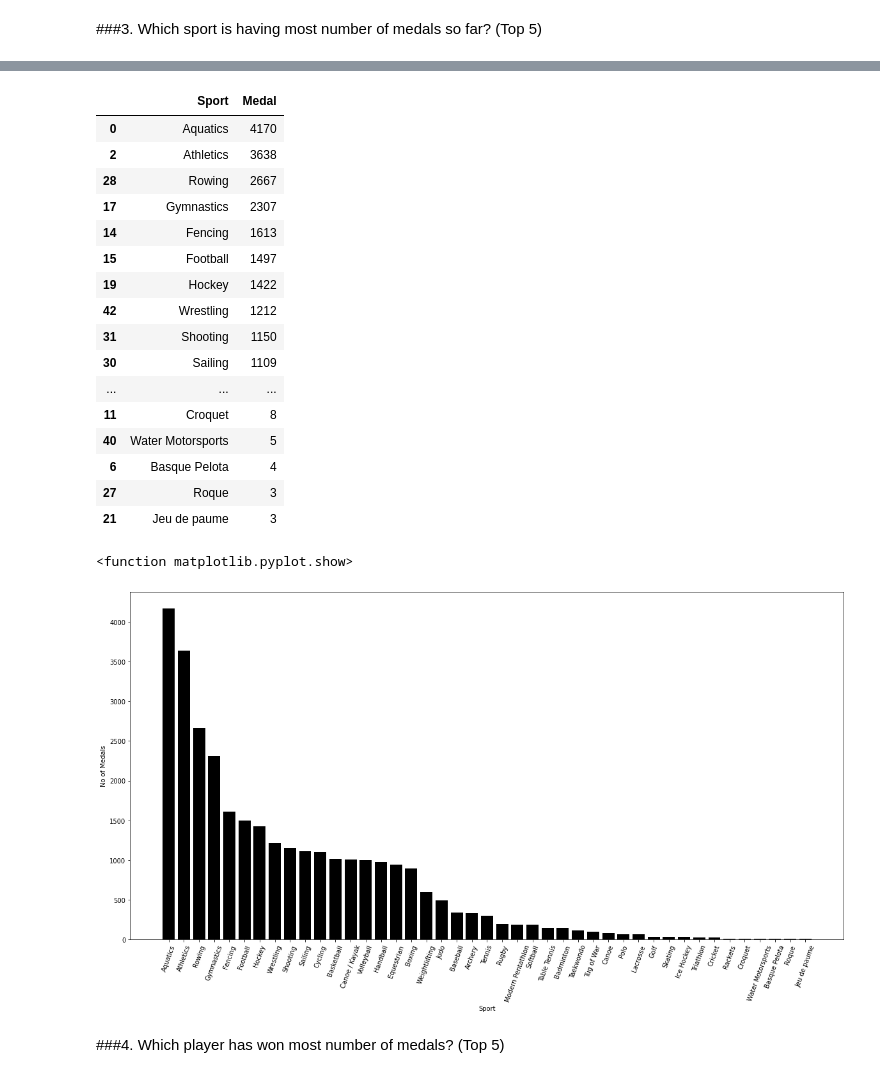
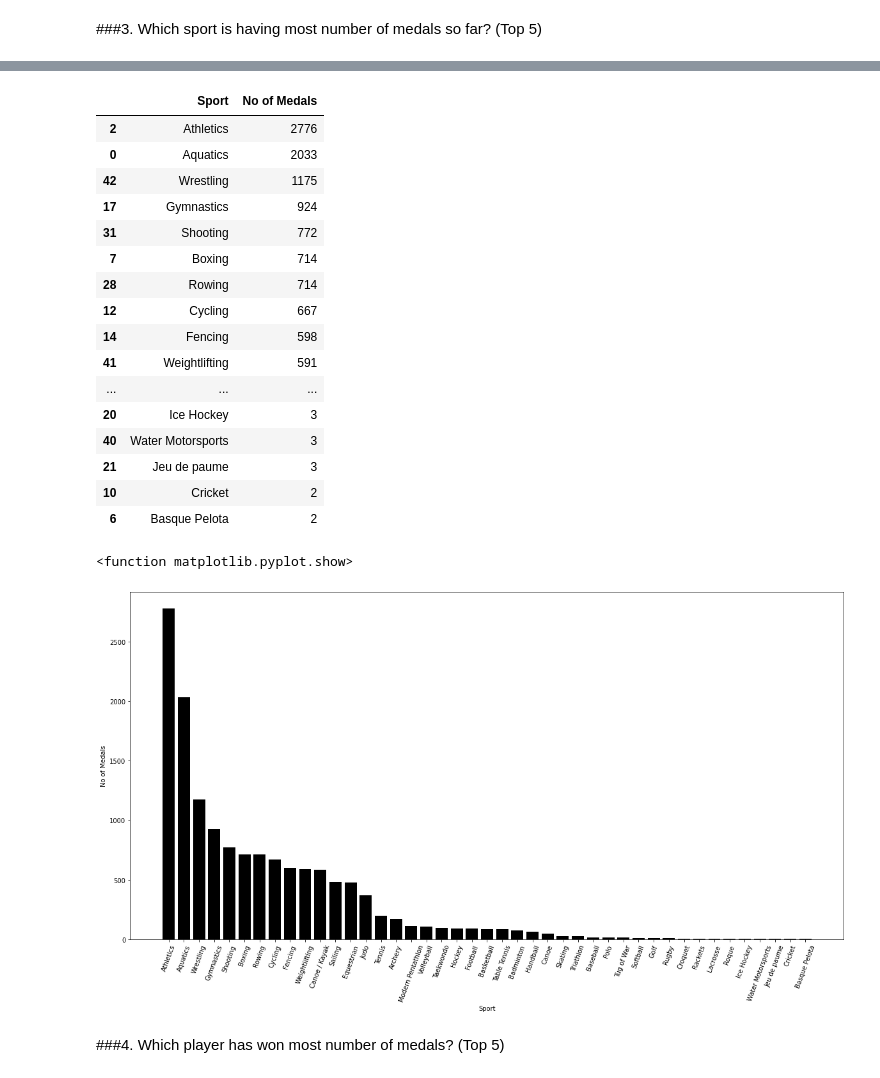
Before and after one commit to advaithSan77/Extra, a Jupyter notebook: skill-india/olympics/Summer.ipynb, the cells around one changed output, grey strips where cells are left out. Drawn from its saved outputs; the diff is of its cells as text; code cells hidden in the pictures.

```diff
--- a/skill-india/olympics/Summer.ipynb
+++ b/skill-india/olympics/Summer.ipynb
@@ -90,2 +109,7 @@ plt.show
 # %% [markdown]
 ###3. Which sport is having most number of medals so far? (Top 5)
+# %%
+unique_meds = pd.DataFrame(df.groupby(['Year', 'Sport', 'Discipline', 'Gender', 'Event', 'Medal'], as_index=False, sort=True)['Athlete'].count())
+unique_meds.sort_values(by='Athlete', ascending=False, inplace=True)
+unique_meds.rename(columns= {'Athlete': 'No of Medals'}, inplace=True)
+unique_meds
@@ -92,35 +130,35 @@ plt.show
 # %%
-sport_med = pd.DataFrame(df.groupby('Sport', as_index=False, sort=True)['Medal'].count())
-sport_med.sort_values(by='Medal', ascending=False, inplace=True)
+sport_med = pd.DataFrame(unique_meds.groupby('Sport', as_index=False, sort=True)['No of Medals'].count())
+sport_med.sort_values(by='No of Medals', ascending=False, inplace=True)
 sport_med
 # %% [output]
-|  | Sport | Medal |
-| 0 | Aquatics | 4170 |
-| 2 | Athletics | 3638 |
-| 28 | Rowing | 2667 |
-| 17 | Gymnastics | 2307 |
-| 14 | Fencing | 1613 |
-| 15 | Football | 1497 |
-| 19 | Hockey | 1422 |
-| 42 | Wrestling | 1212 |
-| 31 | Shooting | 1150 |
-| 30 | Sailing | 1109 |
+|  | Sport | No of Medals |
+| 2 | Athletics | 2776 |
+| 0 | Aquatics | 2033 |
+| 42 | Wrestling | 1175 |
+| 17 | Gymnastics | 924 |
+| 31 | Shooting | 772 |
+| 7 | Boxing | 714 |
+| 28 | Rowing | 714 |
+| 12 | Cycling | 667 |
+| 14 | Fencing | 598 |
+| 41 | Weightlifting | 591 |
 | ... | ... | ... |
-| 11 | Croquet | 8 |
-| 40 | Water Motorsports | 5 |
-| 6 | Basque Pelota | 4 |
-| 27 | Roque | 3 |
+| 20 | Ice Hockey | 3 |
+| 40 | Water Motorsports | 3 |
 | 21 | Jeu de paume | 3 |
+| 10 | Cricket | 2 |
+| 6 | Basque Pelota | 2 |
 # %%
 graph = plt.figure(figsize=(20, 10))
-plt.bar(sport_med['Sport'], sport_med['Medal'], color='black')
+plt.bar(sport_med['Sport'], sport_med['No of Medals'], color='black')
 plt.xlabel('Sport')
 plt.ylabel('No of Medals')
 plt.xticks(rotation=70)
 plt.show
 # %% [output]
 <function matplotlib.pyplot.show>
-[figure, old version]
+[figure, new version]
 # %% [markdown]
 ###4. Which player has won most number of medals? (Top 5)
 # %%
```
Also changed, not shown: parts of 6 cells of this notebook.
